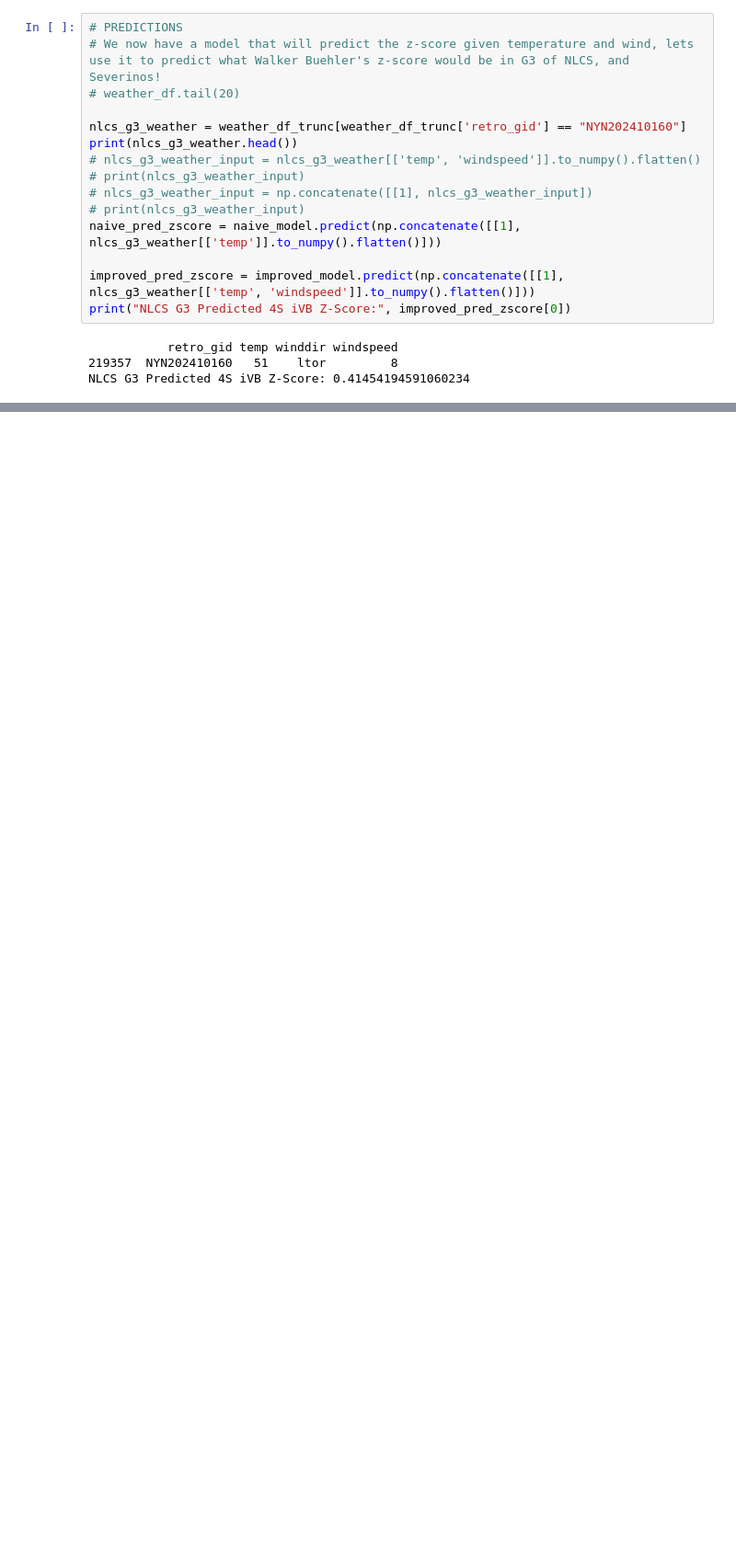
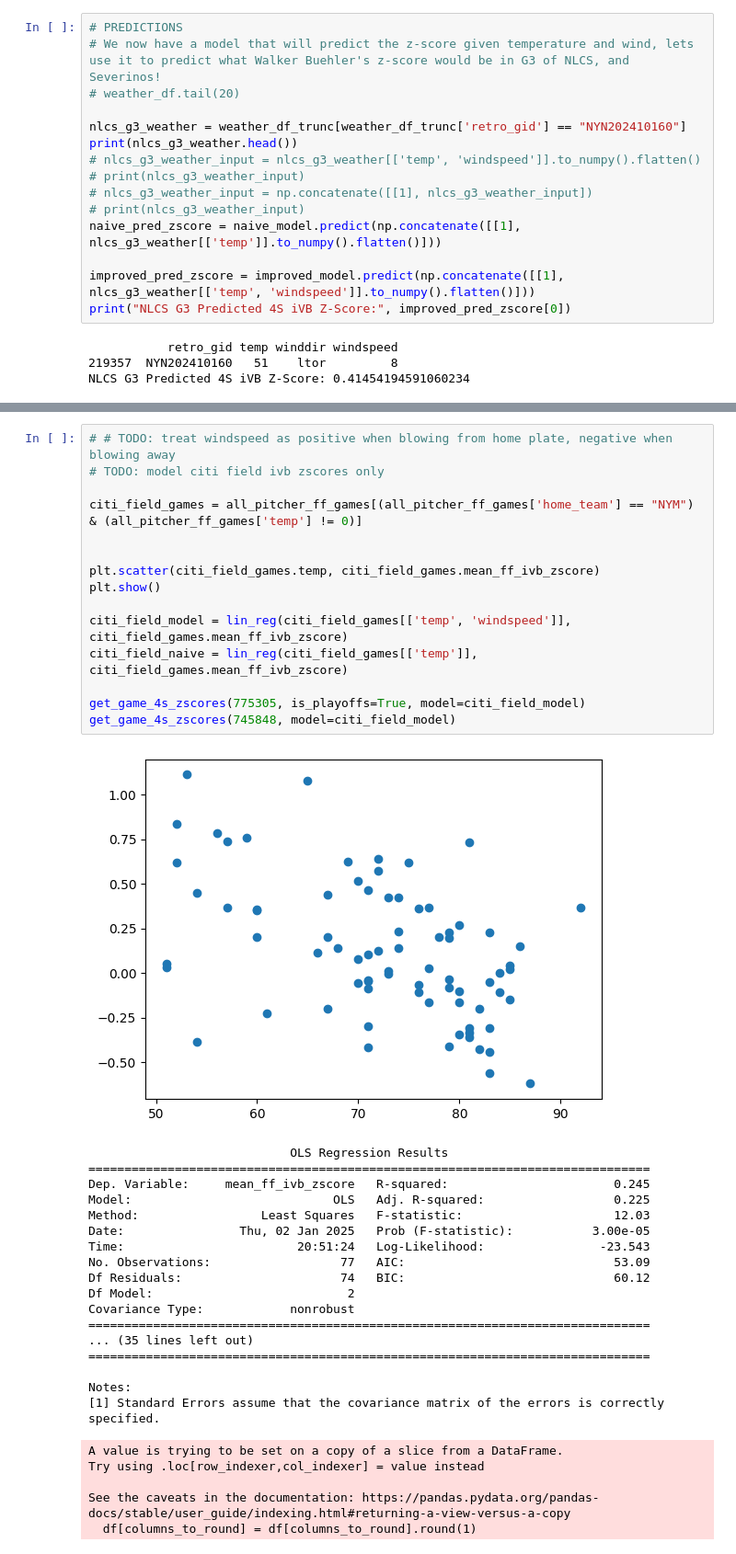
Before and after one commit to chuckrak/Baseball, a Jupyter notebook: buehler.ipynb, the cells around one changed output, grey strips where cells are left out. Shown at 92% size. Drawn from its saved outputs; the diff is of its cells as text; blank space fills up the shorter version.

```diff
--- a/buehler.ipynb
+++ b/buehler.ipynb
@@ -657,0 +643,39 @@ See the caveats in the documentation: https://pandas.pydata.org/pandas-docs/stab
+# %%
+# # TODO: treat windspeed as positive when blowing from home plate, negative when blowing away
+# TODO: model citi field ivb zscores only
+
+citi_field_games = all_pitcher_ff_games[(all_pitcher_ff_games['home_team'] == "NYM") & (all_pitcher_ff_games['temp'] != 0)]
+
+
+plt.scatter(citi_field_games.temp, citi_field_games.mean_ff_ivb_zscore)
+plt.show()
+
+citi_field_model = lin_reg(citi_field_games[['temp', 'windspeed']], citi_field_games.mean_ff_ivb_zscore)
+citi_field_naive = lin_reg(citi_field_games[['temp']], citi_field_games.mean_ff_ivb_zscore)
+
+get_game_4s_zscores(775305, is_playoffs=True, model=citi_field_model)
+get_game_4s_zscores(745848, model=citi_field_model)
+# %% [output]
+[figure, added]
+                            OLS Regression Results
+==============================================================================
+Dep. Variable:     mean_ff_ivb_zscore   R-squared:                       0.245
+Model:                            OLS   Adj. R-squared:                  0.225
+Method:                 Least Squares   F-statistic:                     12.03
+Date:                Thu, 02 Jan 2025   Prob (F-statistic):           3.00e-05
+Time:                        20:51:24   Log-Likelihood:                -23.543
+No. Observations:                  77   AIC:                             53.09
+Df Residuals:                      74   BIC:                             60.12
+Df Model:                           2
+Covariance Type:            nonrobust
+==============================================================================
+... (35 lines left out)
+==============================================================================
+
+Notes:
+[1] Standard Errors assume that the covariance matrix of the errors is correctly specified.
+A value is trying to be set on a copy of a slice from a DataFrame.
+Try using .loc[row_indexer,col_indexer] = value instead
+
+See the caveats in the documentation: https://pandas.pydata.org/pandas-docs/stable/user_guide/indexing.html#returning-a-view-versus-a-copy
+  df[columns_to_round] = df[columns_to_round].round(1)
```
Also changed, not shown: parts of 20 cells of this notebook.
